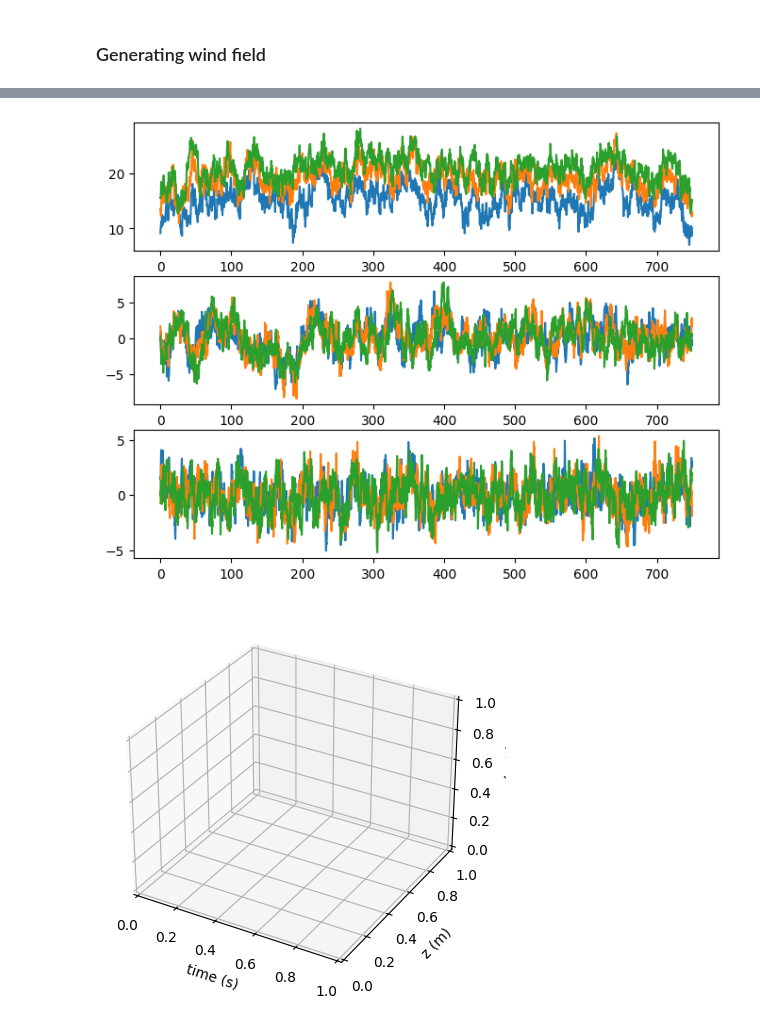
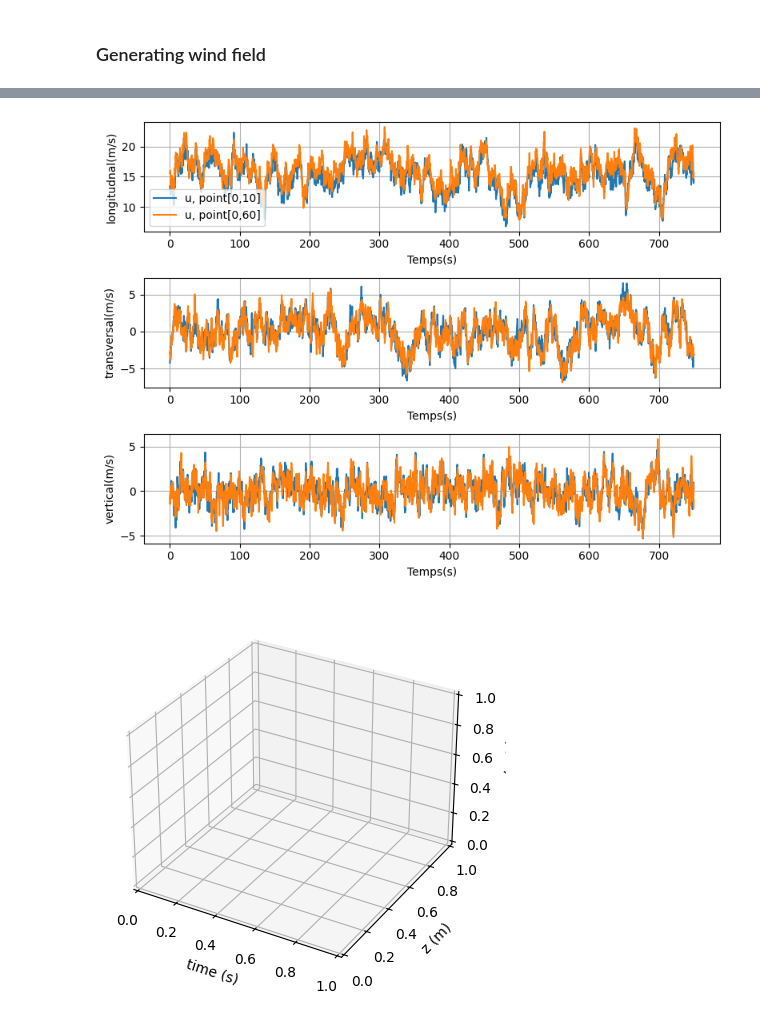
Before and after one commit to zwergon/yawisi, a Jupyter notebook: notebooks/vertical_mast.ipynb, the cells around one changed output, grey strips where cells are left out. Drawn from its saved outputs; the diff is of its cells as text; code cells hidden in the pictures.

Commit message:
update vertical mast notebook

```diff
--- a/notebooks/vertical_mast.ipynb
+++ b/notebooks/vertical_mast.ipynb
@@ -69,25 +68,44 @@ ts = wind_field.get_uvwt()
-# %%
-Time = []
-ii = 0
-while ii < wind_field.params.n_samples:
-    Time.append(float(ii) * wind_field.params.sample_time)
-    ii += 1
-zarray = wind_field.locations.z_array()
-
-fig = plt.figure(figsize=(8, 6))
-
-# Create subplots for each wind component
-ax1 = fig.add_subplot(311)
-ax2 = fig.add_subplot(312)
-ax3 = fig.add_subplot(313)
-i=0
-while i < (len(zarray)):
-    ax1.plot(Time, ts[0, :, 0, i], label="u, point[%s,%s]" % (0, round(zarray[i])))
-    ax2.plot(Time, ts[1, :, 0, i], label="v, point[%s,%s]" % (0, round(zarray[i])))
-    ax3.plot(Time, ts[2, :, 0, i], label="w, point[%s,%s]" % (0, round(zarray[i])))
-    i+= 8
-# %% [output]
-[figure, removed]
+# %%
+fig = plt.figure(figsize=(8, 6))
+
+# Create subplots for each wind component
+ax1 = fig.add_subplot(311)
+ax2 = fig.add_subplot(312)
+ax3 = fig.add_subplot(313)
+t_tot = wind_field.params.n_samples * wind_field.params.sample_time
+Time = np.arange(0, t_tot, wind_field.params.sample_time)
+
+i = 0
+for i, pt in enumerate(wind_field.locations.points):
+    wind: Wind = wind_field.winds[i]
+
+    # Plot w_x in the first subplot (ax1)
+    ax1.plot(Time, wind.wind_values[:, 0], label="u, point[%s,%s]" % (pt[0], pt[1]))
+
+    # Plot w_y in the second subplot (ax2)
+    ax2.plot(Time, wind.wind_values[:, 1], label="v, point[%s,%s]" % (pt[0], pt[1]))
+
+    # Plot w_z in the third subplot (ax3)
+    ax3.plot(Time, wind.wind_values[:, 2], label="w, point[%s,%s]" % (pt[0], pt[1]))
+
+# Set labels and title for each subplot
+ax1.set_ylabel("longitudnal(m/s)")
+ax1.set_xlabel("Temps(s)")
+ax1.legend()
+ax1.grid()
+
+ax2.set_ylabel("transversal(m/s)")
+ax2.set_xlabel("Temps(s)")
+ax2.grid()
+
+ax3.set_ylabel("vertical(m/s)")
+ax3.set_xlabel("Temps(s)")
+ax3.grid()
+
+plt.tight_layout()
+plt.show()
+# %% [output]
+[figure, added]
 # %%
 # zarray = wind_field.locations.z_array()
 # x, z = np.meshgrid(Time[:600], zarray[::5])
```
Also changed, not shown: parts of 17 cells of this notebook.
